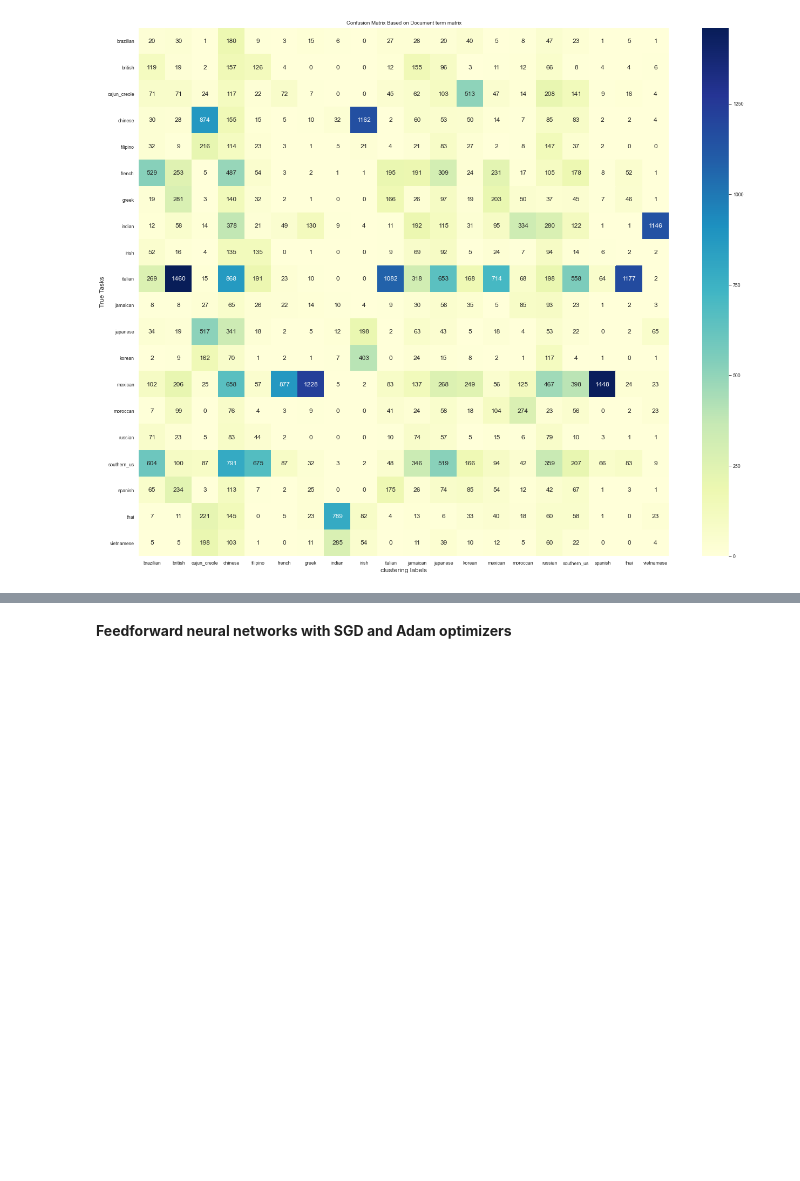
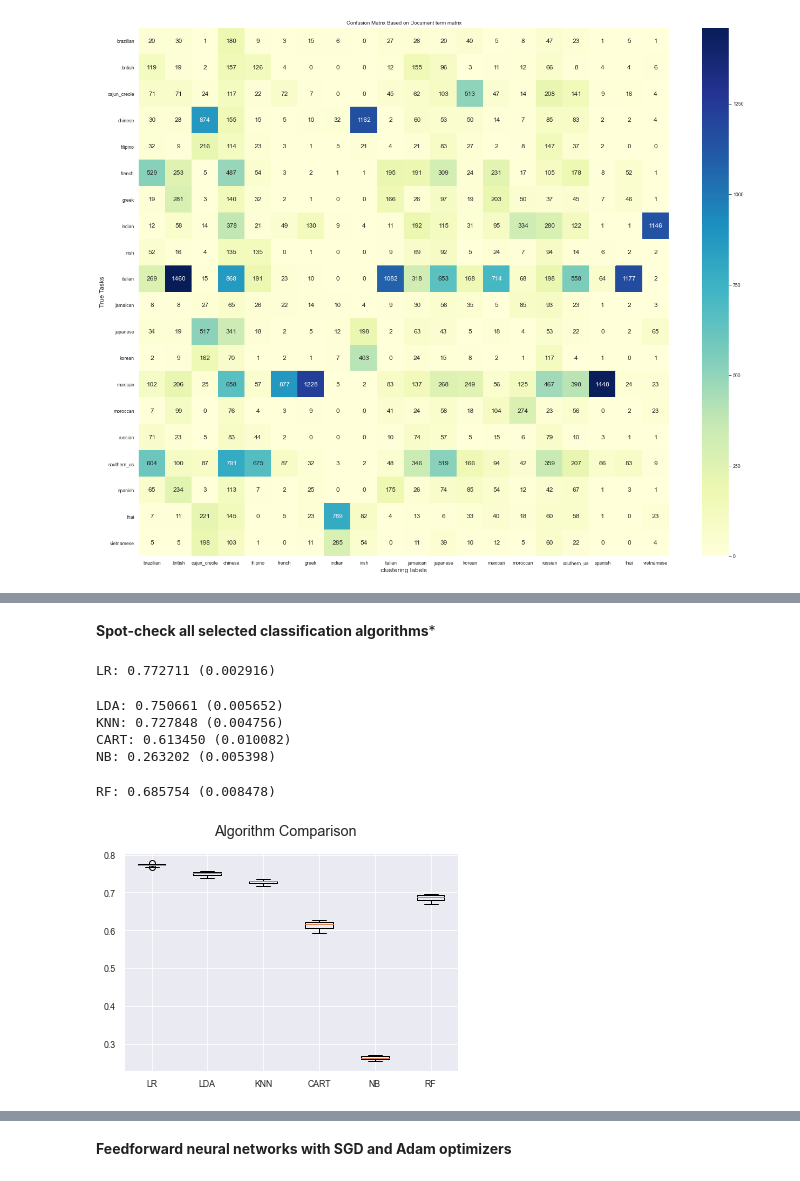
Before and after one commit to kenneth-lee-ch/whattocook, a Jupyter notebook: notebooks/Food_cuisine_classification.ipynb, the cells around one changed output, grey strips where cells are left out. Cells and saved outputs as stored; diff of their text form; code cells hidden in the pictures; blank space fills up the shorter version.

```diff
--- a/notebooks/Food_cuisine_classification.ipynb
+++ b/notebooks/Food_cuisine_classification.ipynb
@@ -301,6 +308,6 @@ plotCM(cm_dtm, le,'Confusion Matrix Based on Document term matrix')
 [figure]
 # %%
 # Randomly split the training and testing data
-tf_X_train, tf_X_test, tf_y_train, tf_y_test = train_test_split(tfidf, y, test_size = 0.3, random_state = seed)
-dtm_X_train, dtm_X_test, dtm_y_train, dtm_y_test = train_test_split(dtm, y, test_size = 0.3, random_state = seed)
-norm_X_train, norm_X_test, norm_y_train, norm_y_test = train_test_split(norm_dtm, y, test_size = 0.3, random_state = seed)
+tf_X_train, tf_X_test, tf_y_train, tf_y_test = train_test_split(tfidf, y, test_size = 0.3, random_state = seed, stratify= y)
+dtm_X_train, dtm_X_test, dtm_y_train, dtm_y_test = train_test_split(dtm, y, test_size = 0.3, random_state = seed, stratify= y)
+norm_dtm_X_train, norm_dtm_X_test, norm_dtm_y_train, norm_dtm_y_test = train_test_split(norm_dtm, y, test_size = 0.3, random_state = seed, stratify= y)
@@ -359,0 +323,12 @@ print(classification_report(y_test, yhat))
+# %% [markdown]
+**Spot-check all selected classification algorithms***
+# %%
+spotcheck(tf_X_train, tf_y_train, foldnum=10 , scoring="f1_micro", random_state=seed)
+# %% [output]
+LR: 0.772711 (0.002916)
+LDA: 0.750661 (0.005652)
+KNN: 0.727848 (0.004756)
+CART: 0.613450 (0.010082)
+NB: 0.263202 (0.005398)
+RF: 0.685754 (0.008478)
+[figure, added]
```
Also changed, not shown: parts of 44 cells of this notebook, 3 other files.
